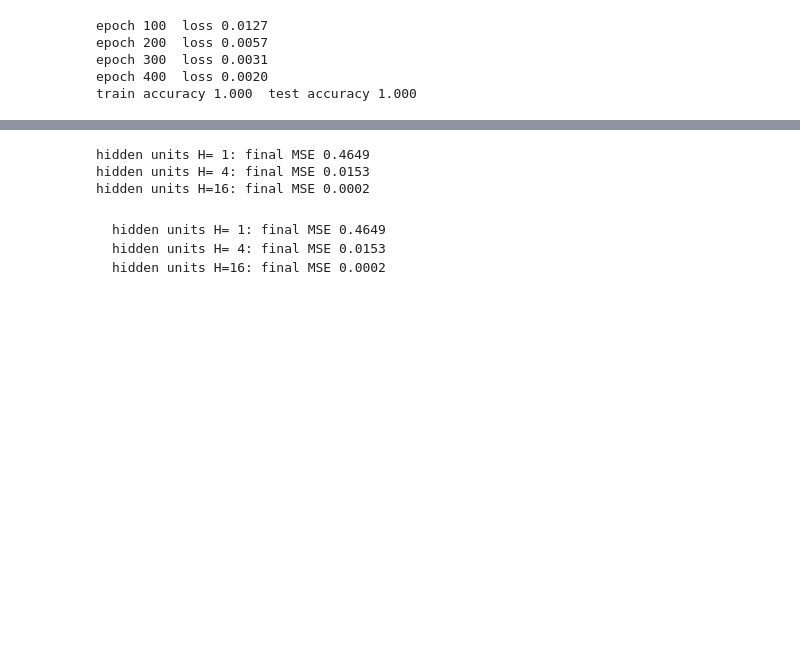
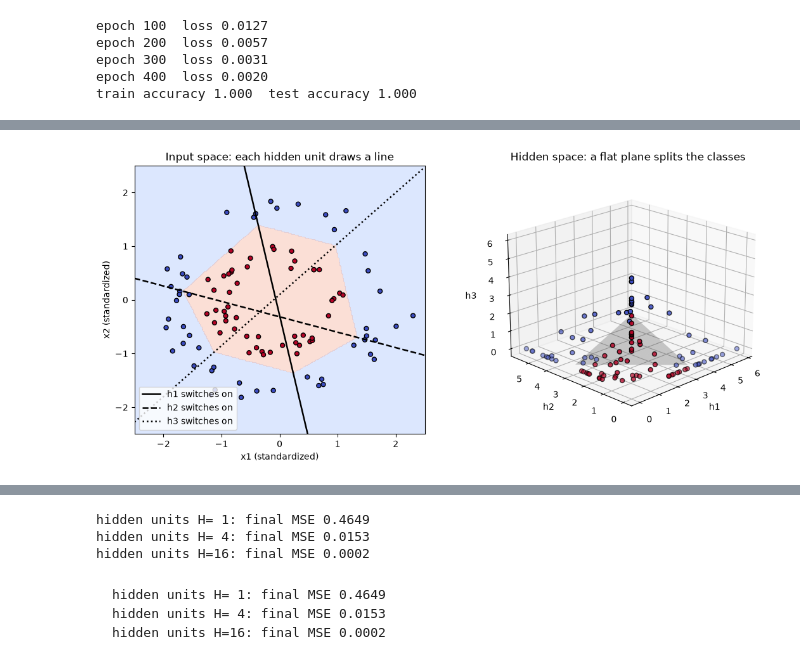
Before and after one commit to devomh/cdat4011-2026, a Jupyter notebook: u05_deep_learning/l15_lab_multilayer_perceptron.ipynb, the cells around one changed output, grey strips where cells are left out. Cells and saved outputs as stored; diff of their text form; code cells hidden in the pictures; blank space fills up the shorter version.

```diff
--- a/u05_deep_learning/l15_lab_multilayer_perceptron.ipynb
+++ b/u05_deep_learning/l15_lab_multilayer_perceptron.ipynb
@@ -199,0 +385,20 @@ at three widths and read the final MSE:
+# %%
+torch.manual_seed(0)
+small = nn.Sequential(nn.Linear(2, 3), nn.ReLU(),
+                      nn.Linear(3, 2))   # only 3 hidden units
+opt = torch.optim.Adam(small.parameters(), lr=0.05)
+for epoch in range(400):
+    opt.zero_grad()
+    loss_fn(small(X_tr_t), y_tr_t).backward()
+    opt.step()
+
+with torch.no_grad():
+    # hidden layer only: h = ReLU(W1 x + b1), a row per point
+    H_te = small[1](small[0](X_te_t)).numpy()
+    pred = small(X_te_t).argmax(1)
+acc = (pred == y_te_t).float().mean().item()
+print(f"3 hidden units: test accuracy {acc:.3f}")
+for c, name in [(1, "inner circle"), (0, "outer ring")]:
+    mean_h = H_te[y_te == c].mean(axis=0)
+    mean_h = tuple(round(v, 2) for v in mean_h.tolist())
+    print(f"{name:12s} (class {c}): average h = {mean_h}")
@@ -199,0 +419,38 @@ at three widths and read the final MSE:
+# %%
+W1 = small[0].weight.detach().numpy()
+b1 = small[0].bias.detach().numpy()
+W2 = small[2].weight.detach().numpy()
+b2 = small[2].bias.detach().numpy()
+
+fig = plt.figure(figsize=(13, 5.5))
+# Left: input space, plus the line where each unit switches on
+ax1 = fig.add_subplot(1, 2, 1)
+plot_boundary(small, ax1,
+              "Input space: each hidden unit draws a line")
+xs = np.array([-2.5, 2.5])
+for k, style in enumerate(["-", "--", ":"]):
+    (w1, w2), b = W1[k], b1[k]
+    # the line w.x + b = 0: unit k is 0 on one side of it
+    ax1.plot(xs, -(w1 * xs + b) / w2, style, color="k",
+             lw=1.8, label=f"h{k + 1} switches on")
+ax1.set_xlim(-2.5, 2.5); ax1.set_ylim(-2.5, 2.5)
+ax1.legend(loc="lower left")
+
+# Right: hidden space, plus the output layer's decision plane
+ax2 = fig.add_subplot(1, 2, 2, projection="3d")
+ax2.scatter(H_te[:, 0], H_te[:, 1], H_te[:, 2], c=y_te,
+            cmap="coolwarm", edgecolors="k", s=25)
+# class 1 wins where logit1 - logit0 = w.h + c > 0 (a plane)
+w, c = W2[1] - W2[0], b2[1] - b2[0]
+g1, g2 = np.meshgrid(np.linspace(0, H_te[:, 0].max(), 30),
+                     np.linspace(0, H_te[:, 1].max(), 30))
+g3 = -(w[0] * g1 + w[1] * g2 + c) / w[2]
+g3[(g3 < 0) | (g3 > H_te[:, 2].max())] = np.nan
+ax2.plot_surface(g1, g2, g3, alpha=0.25, color="gray")
+ax2.set_xlabel("h1"); ax2.set_ylabel("h2")
+ax2.set_zlabel("h3")
+ax2.set_title("Hidden space: a flat plane splits the classes")
+ax2.view_init(elev=20, azim=225)
+plt.show()
+# %% [output]
+[figure, added]
```
Also changed, not shown: parts of 22 cells of this notebook, 2 other files.
